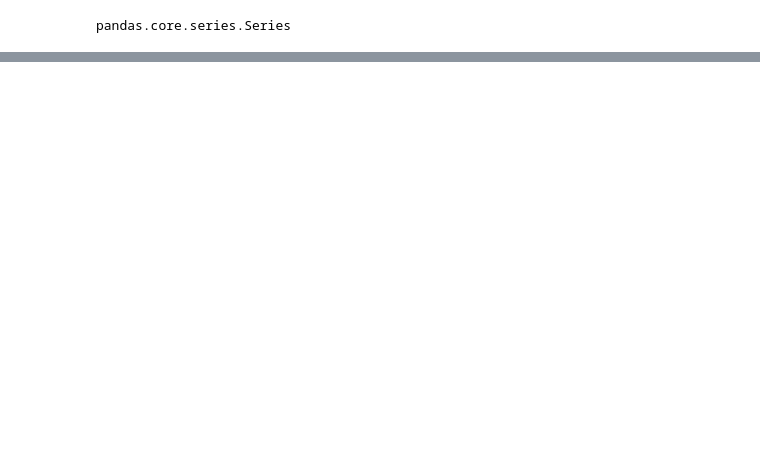
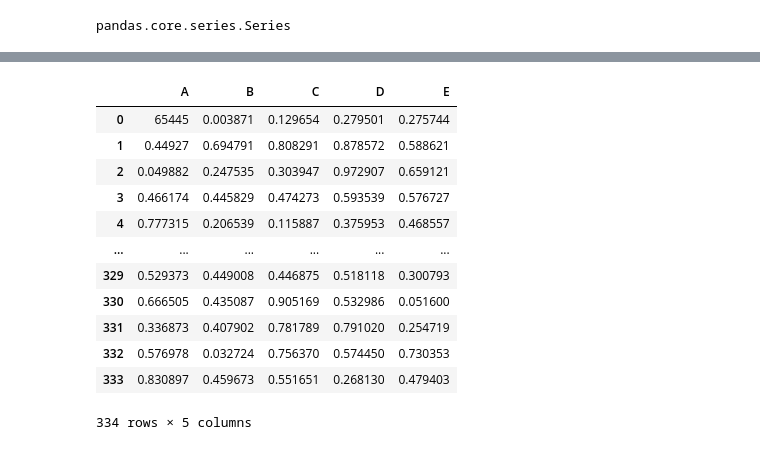
Before and after one commit to arman-hossain45/MACHINE_LEARNING-LIB-ALGO-, a Jupyter notebook: pandas/pandas.ipynb, the cells around one changed output, grey strips where cells are left out. Drawn from its saved outputs; the diff is of its cells as text; code cells hidden in the pictures; blank space fills up the shorter version.

```diff
--- a/pandas/pandas.ipynb
+++ b/pandas/pandas.ipynb
@@ -391,0 +482,4 @@ newdf.head
+# %%
+newdf.loc[0,0]=654
+newdf.head#it returns D first 654 and another value is nan nan nan
+#but we want to do this
@@ -391,0 +501,4 @@ newdf.head
+# %%
+#to solve this we can write
+newdf.loc[0,'A']=65445
+newdf.head()#now upgrade first value is 65445
@@ -391,0 +512,18 @@ newdf.head
+# %%
+#in above we want to drop last 0 column
+newdf.drop(0,axis=1)
+#axis 1 means column and axis 0 means is row
+# %% [output]
+|  | A | B | C | D | E |
+| 0 | 65445 | 0.003871 | 0.129654 | 0.279501 | 0.275744 |
+| 1 | 0.44927 | 0.694791 | 0.808291 | 0.878572 | 0.588621 |
+| 2 | 0.049882 | 0.247535 | 0.303947 | 0.972907 | 0.659121 |
+| 3 | 0.466174 | 0.445829 | 0.474273 | 0.593539 | 0.576727 |
+| 4 | 0.777315 | 0.206539 | 0.115887 | 0.375953 | 0.468557 |
+| ... | ... | ... | ... | ... | ... |
+| 329 | 0.529373 | 0.449008 | 0.446875 | 0.518118 | 0.300793 |
+| 330 | 0.666505 | 0.435087 | 0.905169 | 0.532986 | 0.051600 |
+| 331 | 0.336873 | 0.407902 | 0.781789 | 0.791020 | 0.254719 |
+| 332 | 0.576978 | 0.032724 | 0.756370 | 0.574450 | 0.730353 |
+| 333 | 0.830897 | 0.459673 | 0.551651 | 0.268130 | 0.479403 |
+334 rows × 5 columns
```
Also changed, not shown: parts of 29 cells of this notebook, 1 other file.
